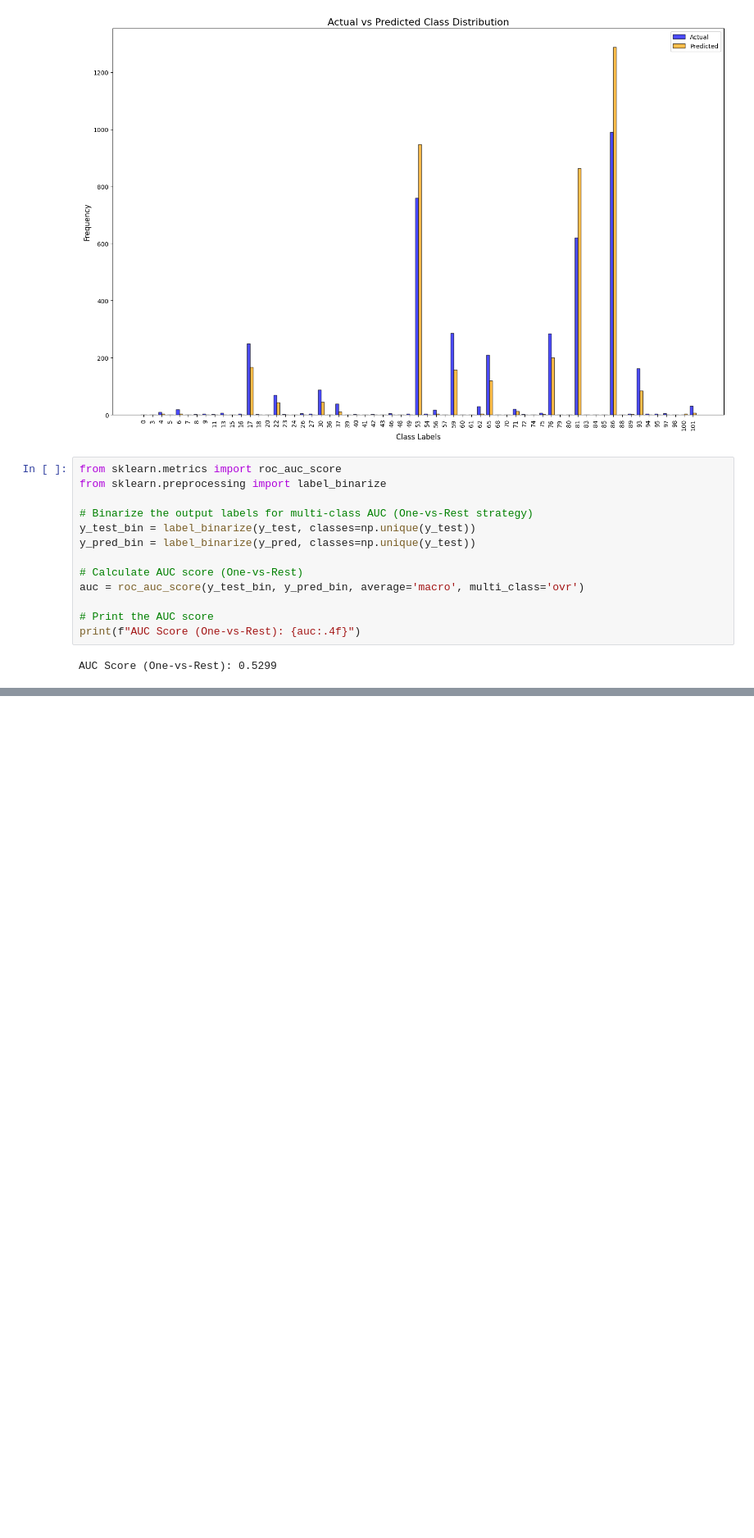
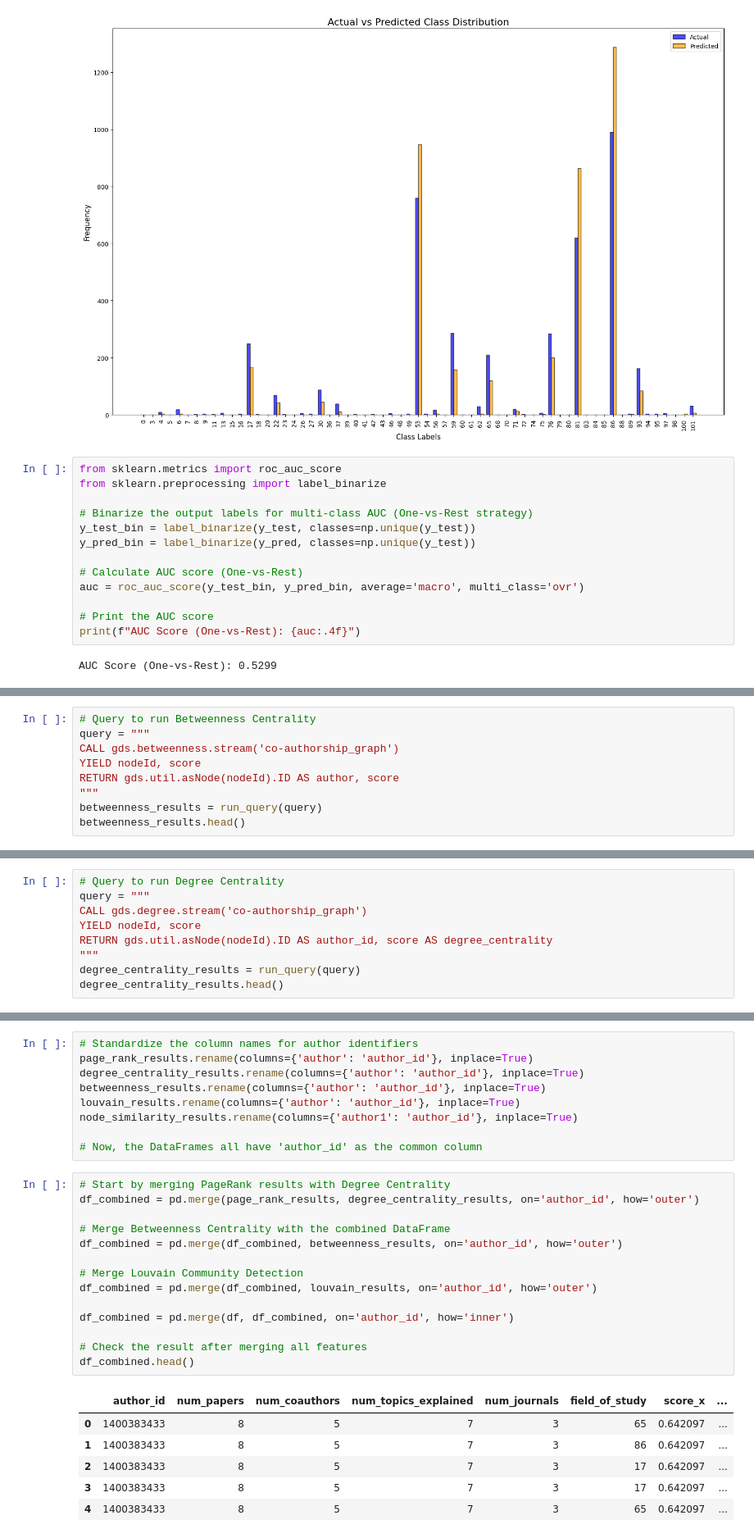
Before and after one commit to shaaf-f/Node-Classification-and-Link-Prediction-Project, a Jupyter notebook: nodeclassification.ipynb, the cells around one changed output, grey strips where cells are left out. Shown: that part at 82% size. Drawn from its saved outputs; the diff is of its cells as text; blank space fills up the shorter version.

```diff
--- a/nodeclassification.ipynb
+++ b/nodeclassification.ipynb
@@ -222,0 +309,9 @@ AUC Score (One-vs-Rest): 0.5299
+# %%
+# Query to run Betweenness Centrality
+query = """
+CALL gds.betweenness.stream('co-authorship_graph')
+YIELD nodeId, score
+RETURN gds.util.asNode(nodeId).ID AS author, score
+"""
+betweenness_results = run_query(query)
+betweenness_results.head()
@@ -222,0 +345,9 @@ AUC Score (One-vs-Rest): 0.5299
+# %%
+# Query to run Degree Centrality
+query = """
+CALL gds.degree.stream('co-authorship_graph')
+YIELD nodeId, score
+RETURN gds.util.asNode(nodeId).ID AS author_id, score AS degree_centrality
+"""
+degree_centrality_results = run_query(query)
+degree_centrality_results.head()
@@ -222,0 +361,30 @@ AUC Score (One-vs-Rest): 0.5299
+# %%
+# Standardize the column names for author identifiers
+page_rank_results.rename(columns={'author': 'author_id'}, inplace=True)
+degree_centrality_results.rename(columns={'author': 'author_id'}, inplace=True)
+betweenness_results.rename(columns={'author': 'author_id'}, inplace=True)
+louvain_results.rename(columns={'author': 'author_id'}, inplace=True)
+node_similarity_results.rename(columns={'author1': 'author_id'}, inplace=True)
+
+# Now, the DataFrames all have 'author_id' as the common column
+# %%
+# Start by merging PageRank results with Degree Centrality
+df_combined = pd.merge(page_rank_results, degree_centrality_results, on='author_id', how='outer')
+
+# Merge Betweenness Centrality with the combined DataFrame
+df_combined = pd.merge(df_combined, betweenness_results, on='author_id', how='outer')
+
+# Merge Louvain Community Detection
+df_combined = pd.merge(df_combined, louvain_results, on='author_id', how='outer')
+
+df_combined = pd.merge(df, df_combined, on='author_id', how='inner')
+
+# Check the result after merging all features
+df_combined.head()
+# %% [output]
+|  | author_id | num_papers | num_coauthors | num_topics_explained | num_journals | field_of_study | score_x | ... |
+| 0 | 1400383433 | 8 | 5 | 7 | 3 | 65 | 0.642097 | ... |
+| 1 | 1400383433 | 8 | 5 | 7 | 3 | 86 | 0.642097 | ... |
+| 2 | 1400383433 | 8 | 5 | 7 | 3 | 17 | 0.642097 | ... |
+| 3 | 1400383433 | 8 | 5 | 7 | 3 | 17 | 0.642097 | ... |
+| 4 | 1400383433 | 8 | 5 | 7 | 3 | 65 | 0.642097 | ... |
```
Also changed, not shown: parts of 18 cells of this notebook.
